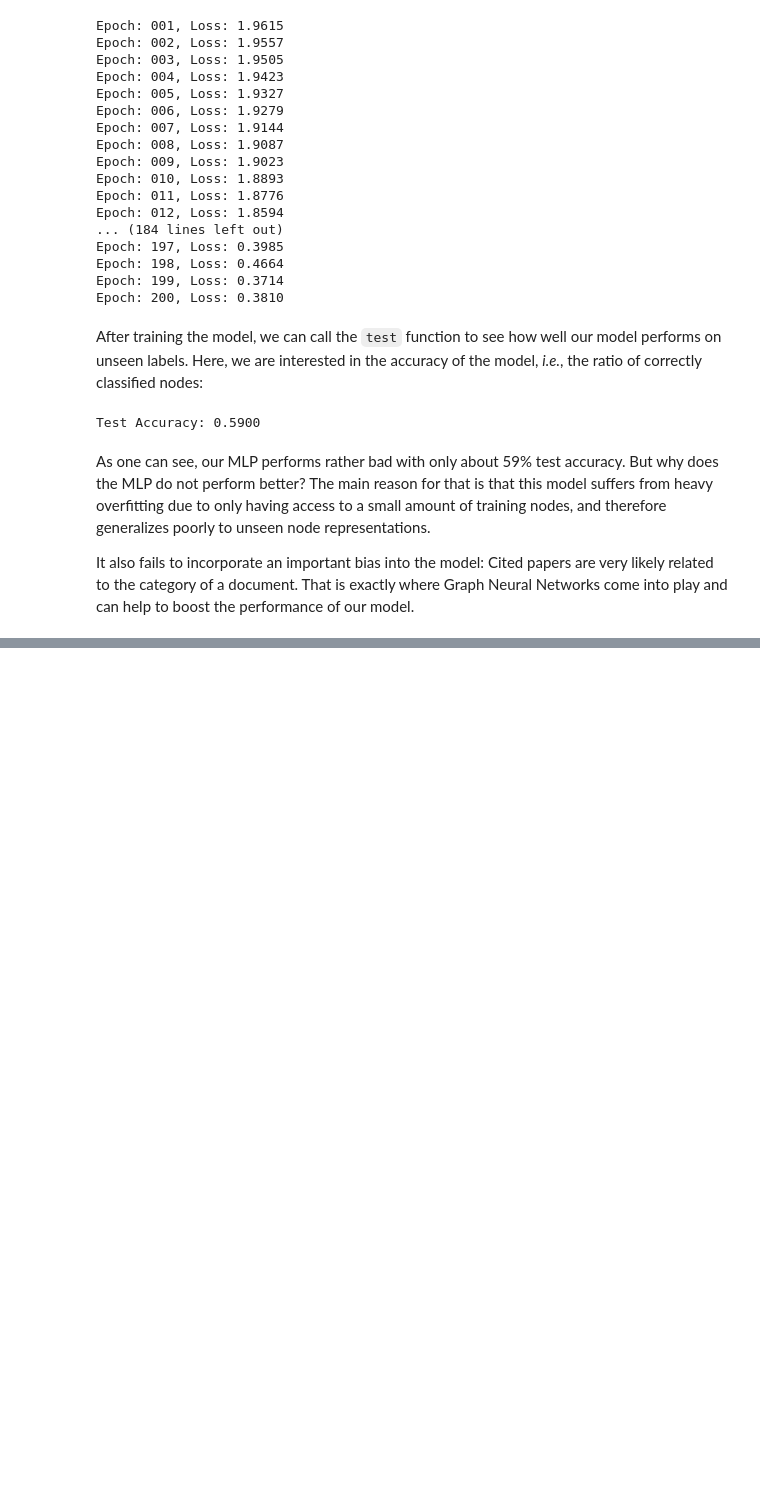
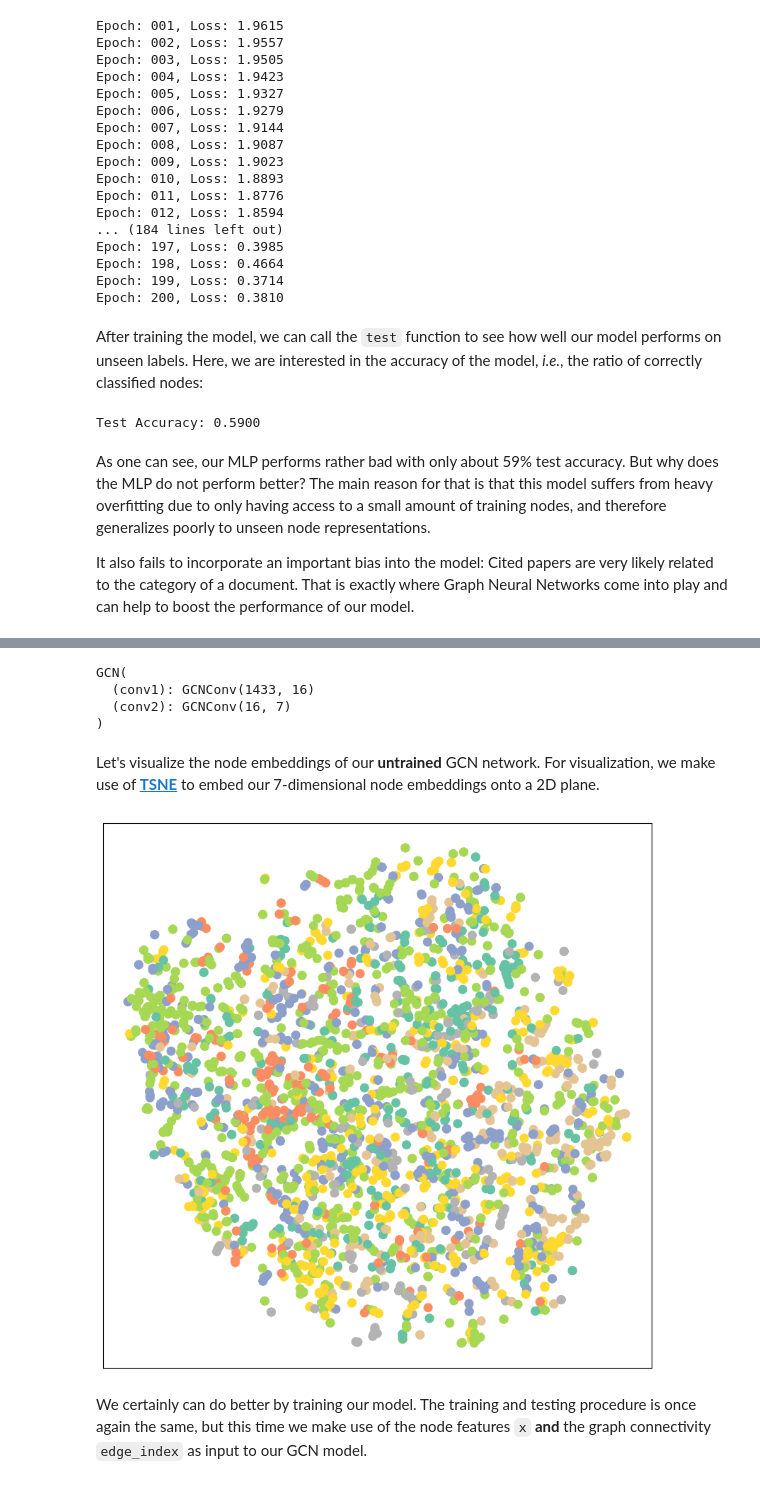
Before and after one commit to ramzan-basheer/Graph-Neural-Networks, a Jupyter notebook: Node Classification with GNN.ipynb, the cells around one changed output, grey strips where cells are left out. Drawn from its saved outputs; the diff is of its cells as text; code cells hidden in the pictures; blank space fills up the shorter version.

```diff
--- a/Node Classification with GNN.ipynb
+++ b/Node Classification with GNN.ipynb
@@ -39,0 +27,10 @@ We again can make use [PyTorch Geometric](https://github.com/rusty1s/pytorch_geo
+# %%
+def visualize(h, color):
+    z = TSNE(n_components=2).fit_transform(h.detach().cpu().numpy())
+
+    plt.figure(figsize=(10,10))
+    plt.xticks([])
+    plt.yticks([])
+
+    plt.scatter(z[:, 0], z[:, 1], s=70, c=color, cmap="Set2")
+    plt.show()
@@ -240,0 +264,14 @@ It also fails to incorporate an important bias into the model: Cited papers are
+# %%
+class GCN(torch.nn.Module):
+    def __init__(self, hidden_channels):
+        super().__init__()
+        torch.manual_seed(1234567)
+        self.conv1 = GCNConv(dataset.num_features, hidden_channels)
+        self.conv2 = GCNConv(hidden_channels, dataset.num_classes)
+
+    def forward(self, x, edge_index):
+        x = self.conv1(x, edge_index)
+        x = x.relu()
+        x = F.dropout(x, p=0.5, training=self.training)
+        x = self.conv2(x, edge_index)
+        return x
@@ -240,0 +289,22 @@ It also fails to incorporate an important bias into the model: Cited papers are
+# %%
+model = GCN(hidden_channels=16)
+print(model)
+# %% [output]
+GCN(
+  (conv1): GCNConv(1433, 16)
+  (conv2): GCNConv(16, 7)
+)
+# %% [markdown]
+Let's visualize the node embeddings of our **untrained** GCN network.
+For visualization, we make use of [**TSNE**](https://scikit-learn.org/stable/modules/generated/sklearn.manifold.TSNE.html) to embed our 7-dimensional node embeddings onto a 2D plane.
+# %%
+model = GCN(hidden_channels=16)
+model.eval()
+
+out = model(data.x, data.edge_index)
+visualize(out, color=data.y)
+# %% [output]
+[figure, added]
+# %% [markdown]
+We certainly can do better by training our model.
+The training and testing procedure is once again the same, but this time we make use of the node features `x` **and** the graph connectivity `edge_index` as input to our GCN model.
```
Also changed, not shown: parts of 14 cells of this notebook.
